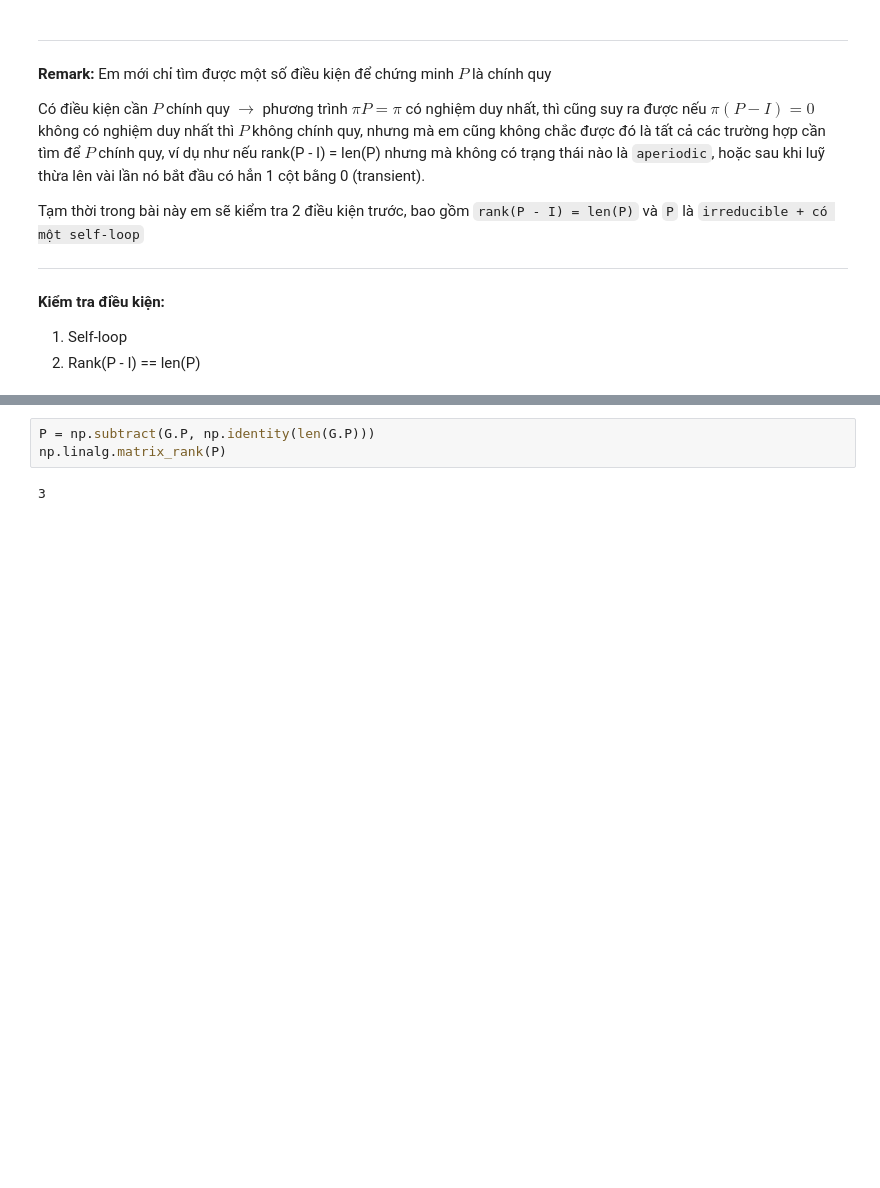
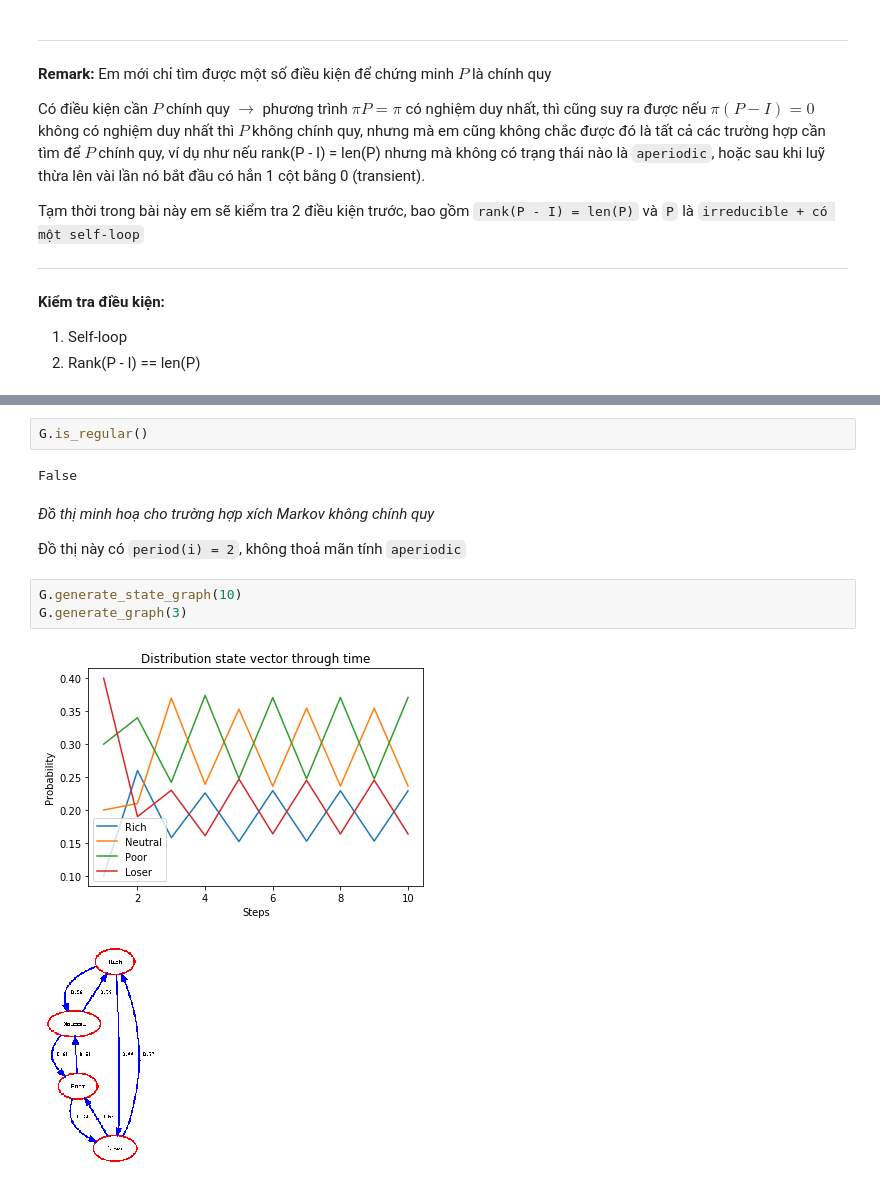
Before and after one commit to jurgendn/processviz, a Jupyter notebook: Assignment2.ipynb, the cells around one changed output, grey strips where cells are left out. Cells and saved outputs as stored; diff of their text form; blank space fills up the shorter version.

```diff
--- a/Assignment2.ipynb
+++ b/Assignment2.ipynb
@@ -217,5 +282,14 @@ Tạm thời trong bài này em sẽ kiểm tra 2 điều kiện trước, bao g
-# %%
-P = np.subtract(G.P, np.identity(len(G.P)))
-np.linalg.matrix_rank(P)
-# %% [output]
-3
+# %%
+G.is_regular()
+# %% [output]
+False
+# %% [markdown]
+*Đồ thị minh hoạ cho trường hợp xích Markov không chính quy*
+
+Đồ thị này có `period(i) = 2`, không thoả mãn tính `aperiodic`
+# %%
+G.generate_state_graph(10)
+G.generate_graph(3)
+# %% [output]
+[figure, added]
+[figure, added]
```
Also changed, not shown: parts of 6 cells of this notebook, 3 other files.
